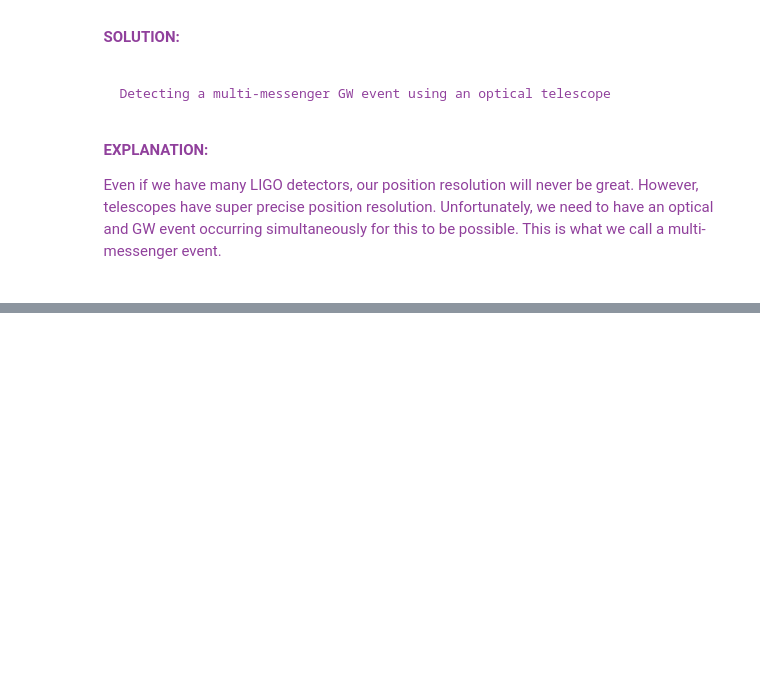
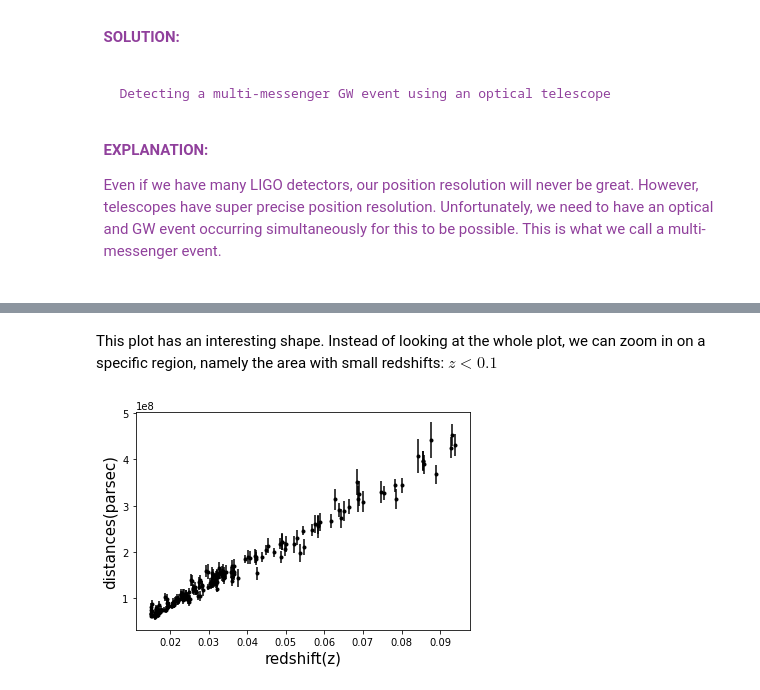
Before and after one commit to mit-physics-data/lectures, a Jupyter notebook: lecture3/8S50x_L03_MAIN.ipynb, the cells around one changed output, grey strips where cells are left out. Saved outputs shown, nothing was run; the diff lists cells and outputs as text; code cells hidden in the pictures; blank space fills up the shorter version.

```diff
--- a/lecture3/8S50x_L03_MAIN.ipynb
+++ b/lecture3/8S50x_L03_MAIN.ipynb
@@ -999,0 +697,28 @@ csq_explanation = r"""Even if we have many LIGO detectors, our position resoluti
+# %% [markdown]
+This plot has an interesting shape. Instead of looking at the whole plot, we can zoom in on a specific region, namely the area with small redshifts: $z \lt 0.1$
+# %%
+#>>>RUN: L4.2-runcell02
+
+#Now let's zoom in on the small redshift data.
+def load(iLabel,iZMax):
+    # loads data from file iLabel with redshift below iZMax:
+    redshift=[]
+    distance=[]
+    distance_err=[]
+    with open(label,'r') as csvfile:
+        plots = csv.reader(csvfile, delimiter='\t')
+        for row in plots:
+            if float(row[1]) > iZMax:
+                continue
+            redshift.append(float(row[1]))
+            distance.append(distanceconv(float(row[2])))
+            distance_err.append(distanceconverr(float(row[2]),float(row[3])))
+    return np.array(redshift), np.array(distance), np.array(distance_err)
+
+redshift,distance,distance_err = load(label,0.1)
+plt.xlabel('redshift(z)', fontsize=15) #Label x
+plt.ylabel('distances(parsec)', fontsize=15)#Label y
+plt.errorbar(redshift,distance,yerr=distance_err,marker='.',linestyle = 'None', color = 'black')
+plt.show()
+# %% [output]
+[figure, added]
```
Also changed, not shown: parts of 33 cells of this notebook, 1 other file.
